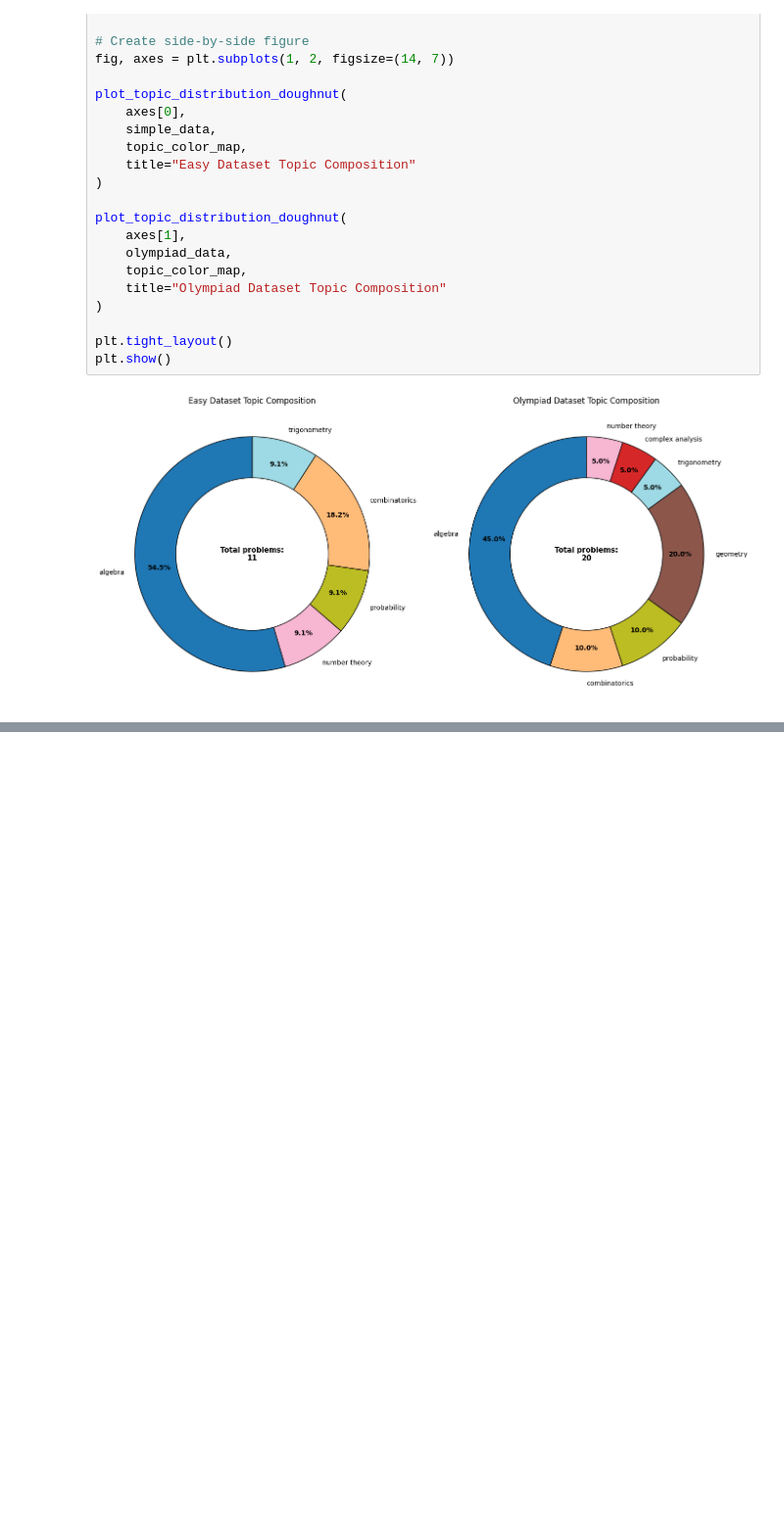
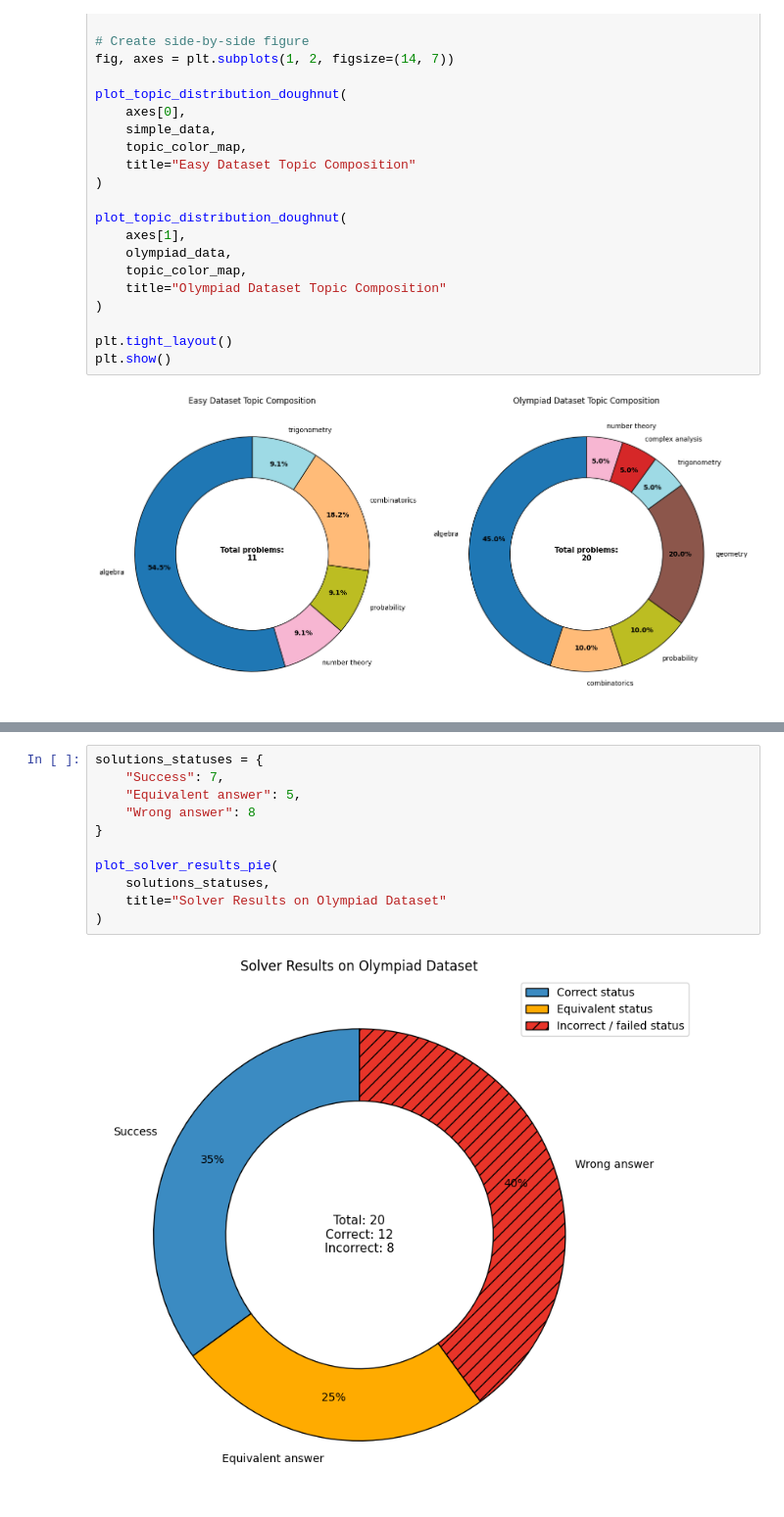
Before and after one commit to K1ngNothing/ai_for_math, a Jupyter notebook: eda.ipynb, the cells around one changed output, grey strips where cells are left out. Shown at 98% size. Saved outputs shown, nothing was run; the diff lists cells and outputs as text; blank space fills up the shorter version.

```diff
--- a/eda.ipynb
+++ b/eda.ipynb
@@ -407,0 +434,13 @@ plt.show()
+# %%
+solutions_statuses = {
+    "Success": 7,
+    "Equivalent answer": 5,
+    "Wrong answer": 8
+}
+
+plot_solver_results_pie(
+    solutions_statuses,
+    title="Solver Results on Olympiad Dataset"
+)
+# %% [output]
+[figure, added]
```
Also changed, not shown: parts of 4 cells of this notebook.
